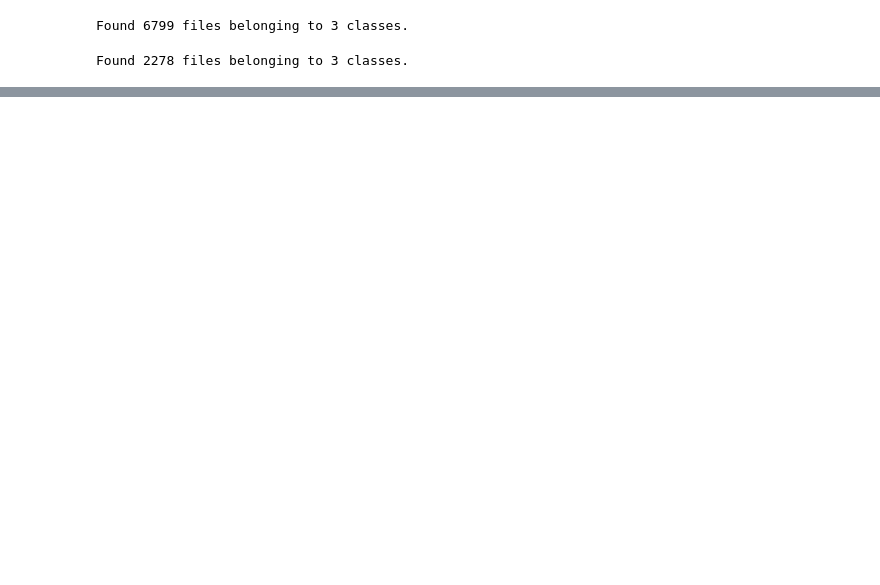
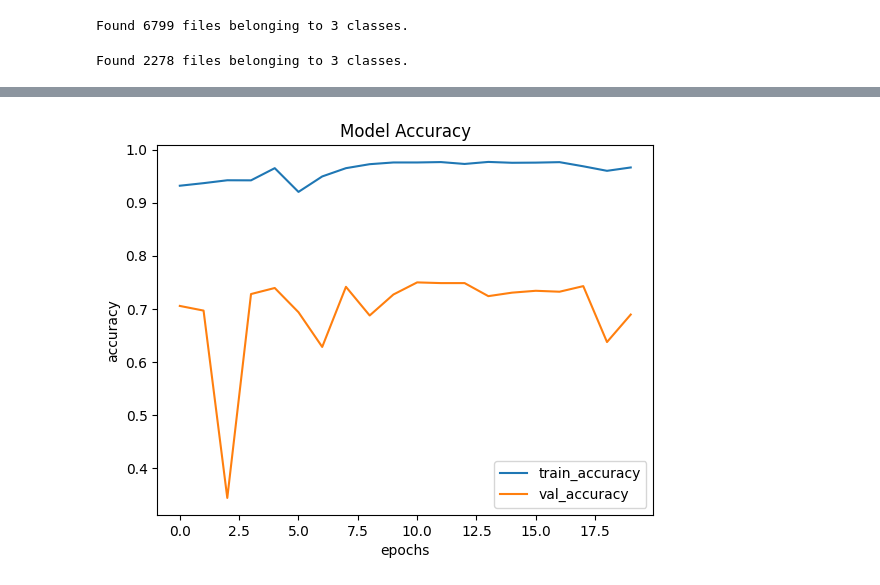
Before and after one commit to mirpouya/TensorFlow-Tutorial, a Jupyter notebook: Human_Emotion_Detection.ipynb, the cells around one changed output, grey strips where cells are left out. Saved outputs shown, nothing was run; the diff lists cells and outputs as text; code cells hidden in the pictures; blank space fills up the shorter version.

```diff
--- a/Human_Emotion_Detection.ipynb
+++ b/Human_Emotion_Detection.ipynb
@@ -211,0 +226,10 @@ plt.show()
+# %%
+plt.plot(history.history["sparse_categorical_accuracy"])
+plt.plot(history.history["val_sparse_categorical_accuracy"])
+plt.title("Model Accuracy")
+plt.ylabel("accuracy")
+plt.xlabel("epochs")
+plt.legend(["train_accuracy", "val_accuracy"])
+plt.show()
+# %% [output]
+[figure, added]
```
Also changed, not shown: parts of 16 cells of this notebook.
